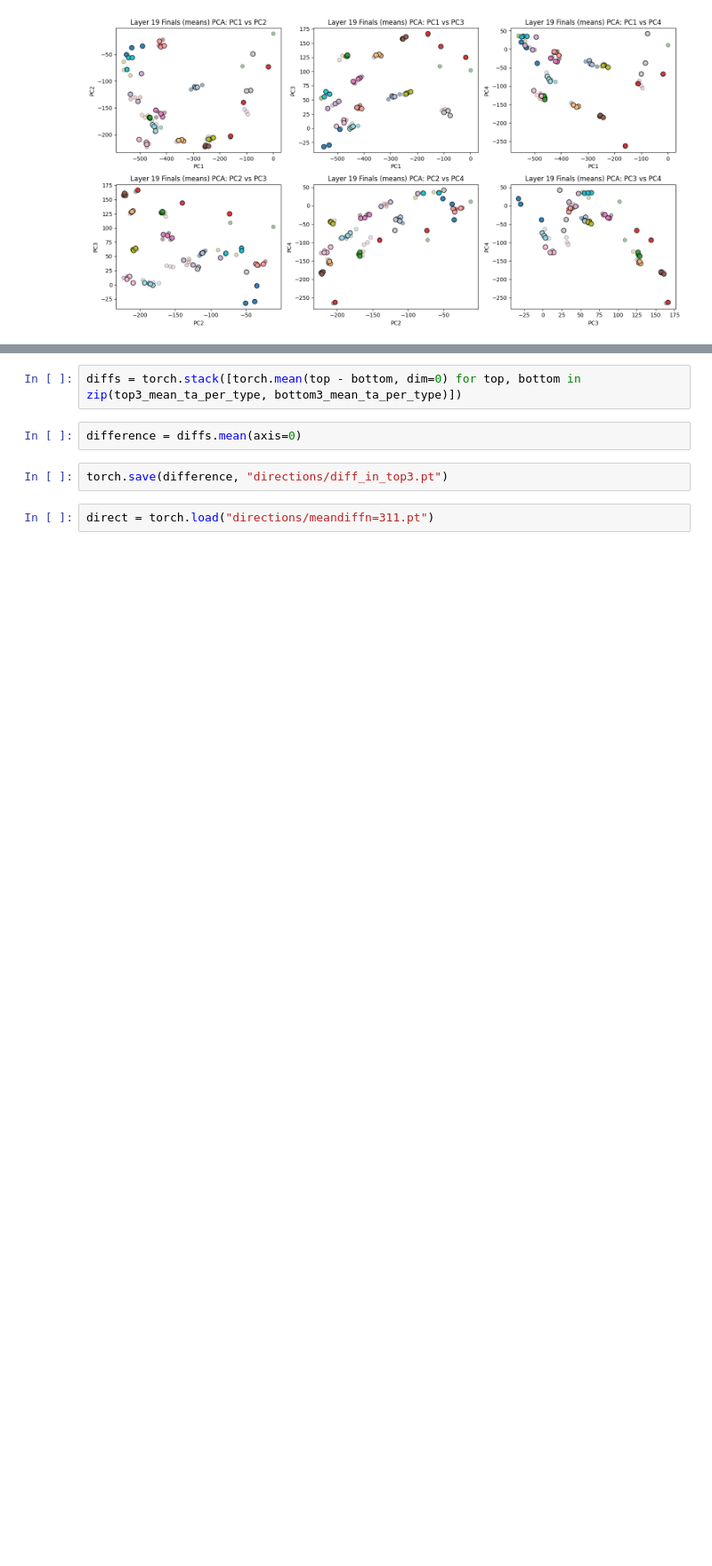
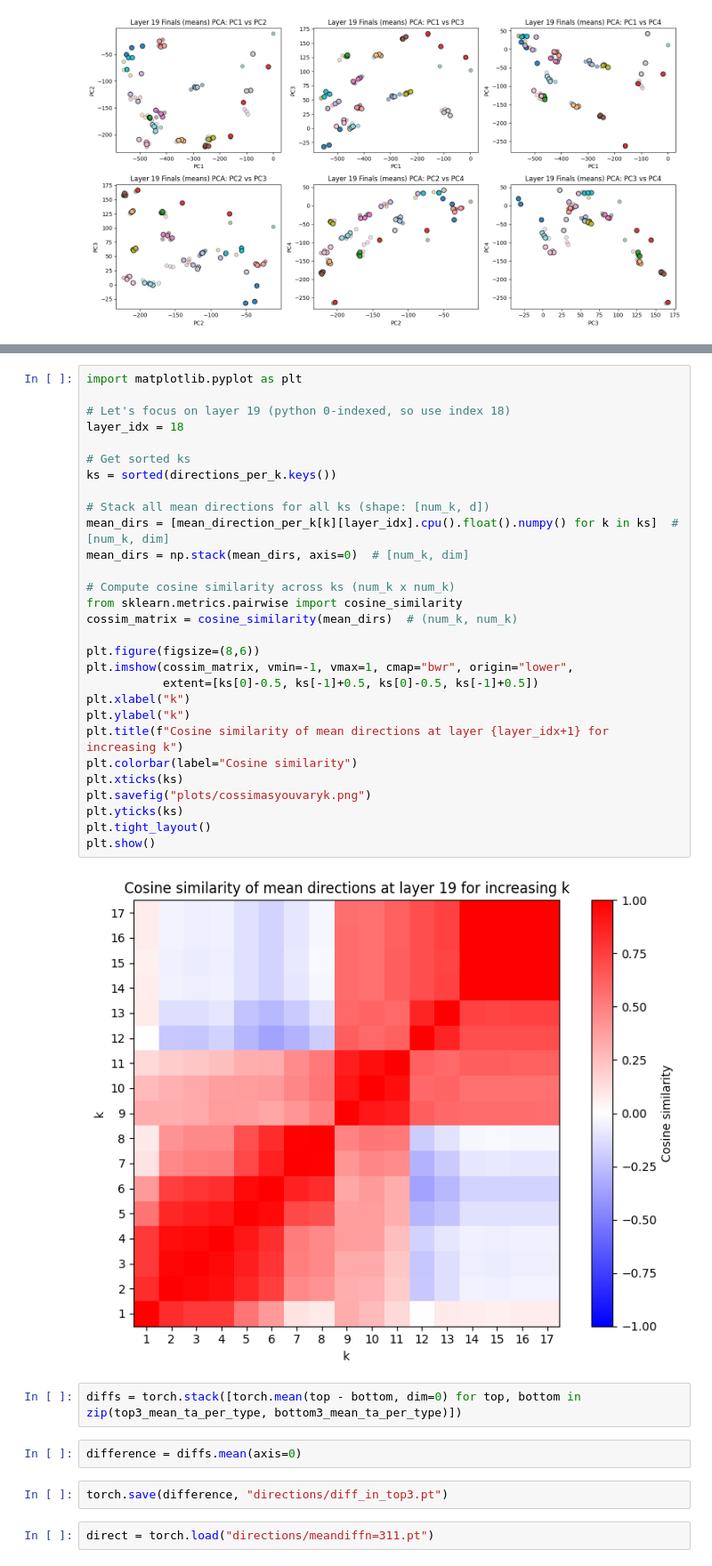
Before and after one commit to jrh-mann/counterfactual_steering, a Jupyter notebook: counterfactual_steering/newmain.ipynb, the cells around one changed output, grey strips where cells are left out. Shown at 89% size. Saved outputs shown, nothing was run; the diff lists cells and outputs as text; blank space fills up the shorter version.

```diff
--- a/counterfactual_steering/newmain.ipynb
+++ b/counterfactual_steering/newmain.ipynb
@@ -892,3 +955,34 @@ bottom3_mean_ta_per_type = [mean_ta[idxs] for idxs in bottom3_indices_per_type]
+# %%
+import matplotlib.pyplot as plt
+
+# Let's focus on layer 19 (python 0-indexed, so use index 18)
+layer_idx = 18
+
+# Get sorted ks
+ks = sorted(directions_per_k.keys())
+
+# Stack all mean directions for all ks (shape: [num_k, d])
+mean_dirs = [mean_direction_per_k[k][layer_idx].cpu().float().numpy() for k in ks]  # [num_k, dim]
+mean_dirs = np.stack(mean_dirs, axis=0)  # [num_k, dim]
+
+# Compute cosine similarity across ks (num_k x num_k)
+from sklearn.metrics.pairwise import cosine_similarity
+cossim_matrix = cosine_similarity(mean_dirs)  # (num_k, num_k)
+
+plt.figure(figsize=(8,6))
+plt.imshow(cossim_matrix, vmin=-1, vmax=1, cmap="bwr", origin="lower",
+           extent=[ks[0]-0.5, ks[-1]+0.5, ks[0]-0.5, ks[-1]+0.5])
+plt.xlabel("k")
+plt.ylabel("k")
+plt.title(f"Cosine similarity of mean directions at layer {layer_idx+1} for increasing k")
+plt.colorbar(label="Cosine similarity")
+plt.xticks(ks)
+plt.savefig("plots/cossimasyouvaryk.png")
+plt.yticks(ks)
+plt.tight_layout()
+plt.show()
+# %% [output]
+[figure, added]
 # %%
 diffs = torch.stack([torch.mean(top - bottom, dim=0) for top, bottom in zip(top3_mean_ta_per_type, bottom3_mean_ta_per_type)])
 # %%
```
Also changed, not shown: parts of 16 cells of this notebook, 6 other files.
